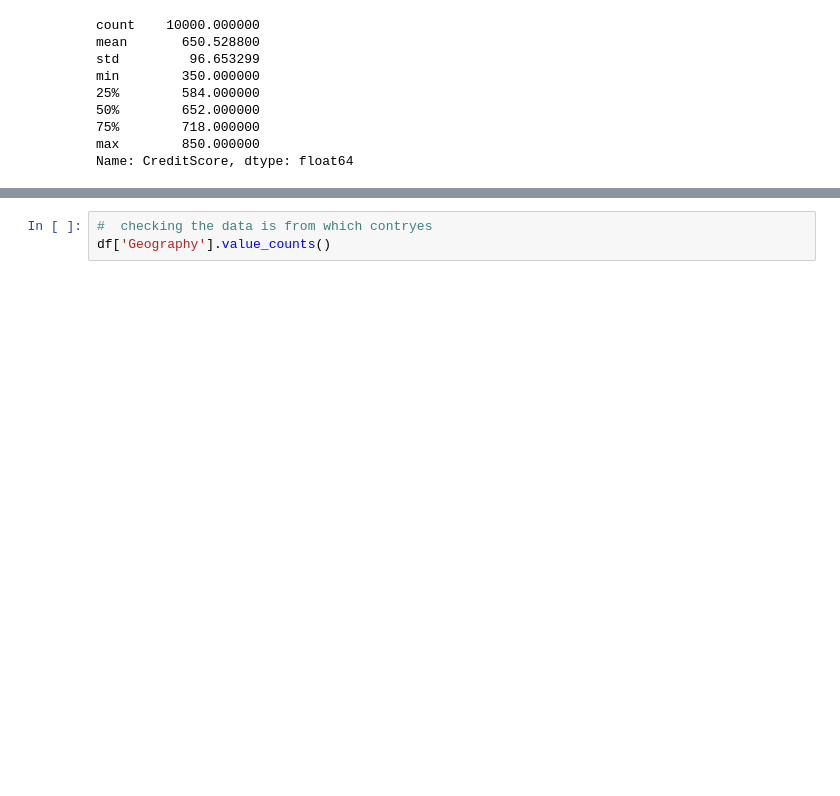
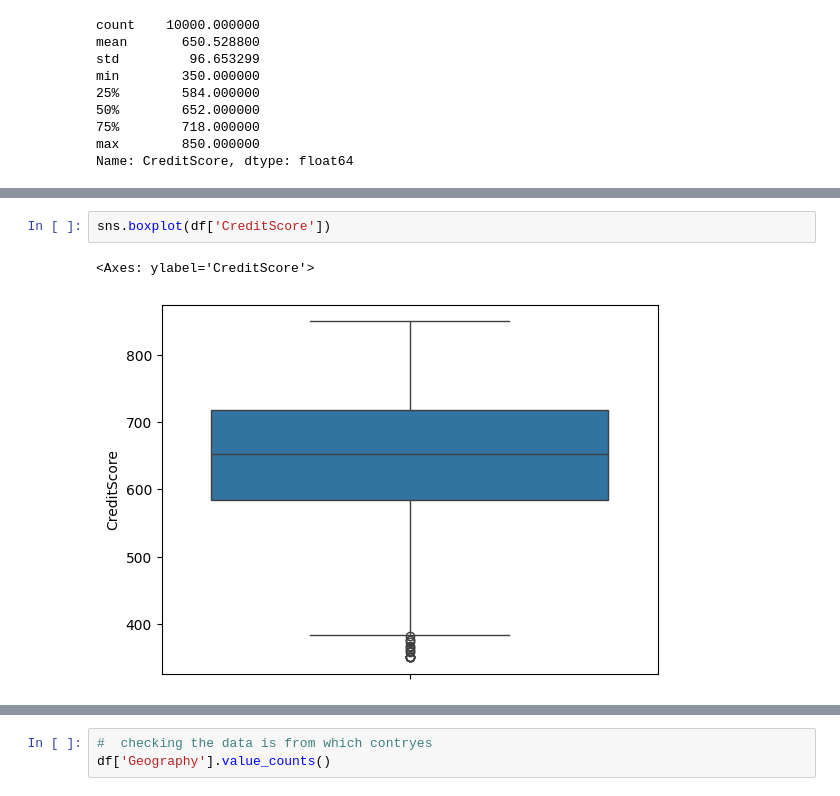
Before and after one commit to karansingh-chauhan/bank-customer-churn-modeling, a Jupyter notebook: notebook/main.ipynb, the cells around one changed output, grey strips where cells are left out. Cells and saved outputs as stored; diff of their text form; blank space fills up the shorter version.

```diff
--- a/notebook/main.ipynb
+++ b/notebook/main.ipynb
@@ -136,0 +181,5 @@ Name: CreditScore, dtype: float64
+# %%
+sns.boxplot(df['CreditScore'])
+# %% [output]
+<Axes: ylabel='CreditScore'>
+[figure, added]
```
Also changed, not shown: parts of 118 cells of this notebook.
